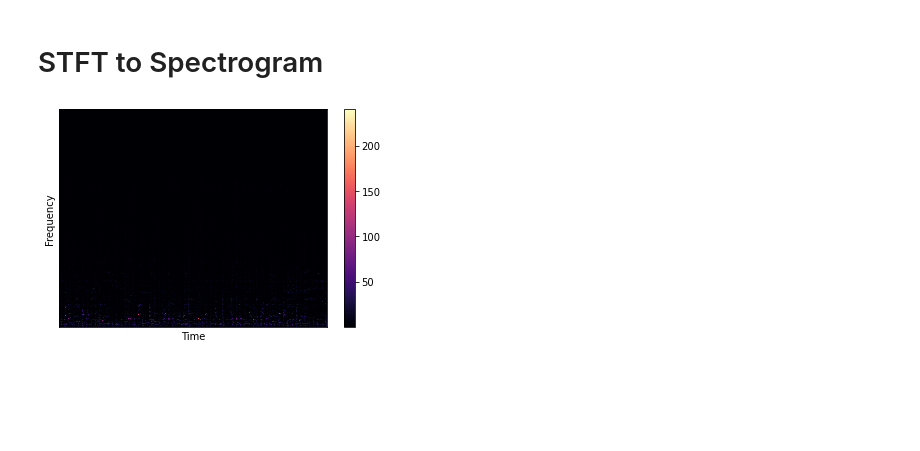
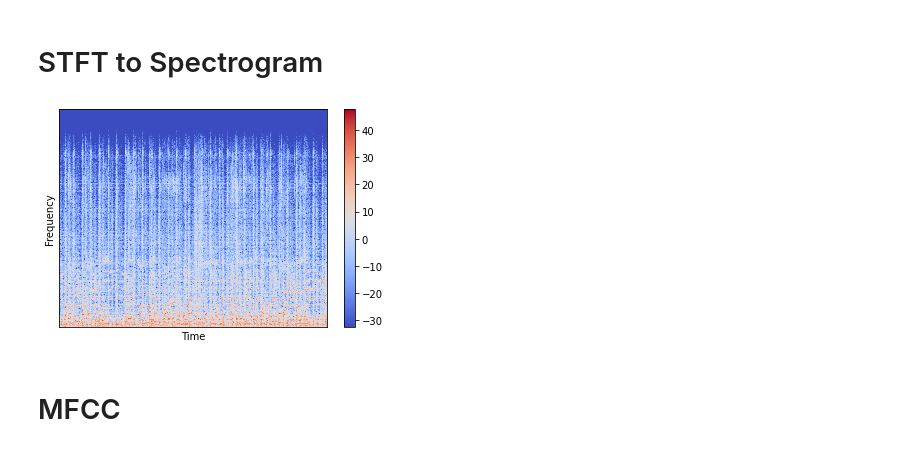
Before and after one commit to dharm1k987/tensorflow_covid-19, a Jupyter notebook: tensorflow_music_genre_classification/Music Genre Classification.ipynb, the cells around one changed output. Saved outputs shown, nothing was run; the diff lists cells and outputs as text; code cells hidden in the pictures; blank space fills up the shorter version.

Commit message:
add mfcc

```diff
--- a/tensorflow_music_genre_classification/Music Genre Classification.ipynb
+++ b/tensorflow_music_genre_classification/Music Genre Classification.ipynb
@@ -50,12 +50,14 @@ hop_length = 512
 # %%
 stft = librosa.core.stft(signal, hop_length=hop_length, n_fft=n_fft)
 spectogram = np.abs(stft)
-log_spectogram =
+log_spectogram = librosa.amplitude_to_db(spectogram)
 # %%
-librosa.display.specshow(spectogram, sr=sr, hop_length=hop_length)
+librosa.display.specshow(log_spectogram, sr=sr, hop_length=hop_length)
 plt.xlabel("Time")
 plt.ylabel("Frequency")
 plt.colorbar()
 plt.show()
 # %% [output]
-[figure, old version]
+[figure, new version]
+# %% [markdown]
+# MFCC
```
Also changed, not shown: parts of 2 cells of this notebook.
